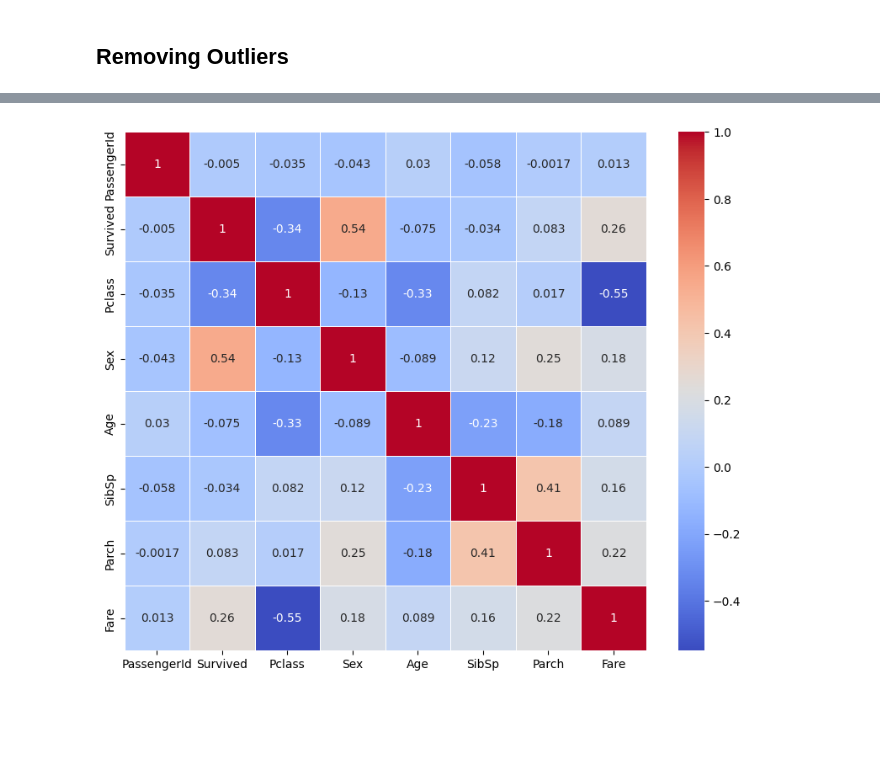
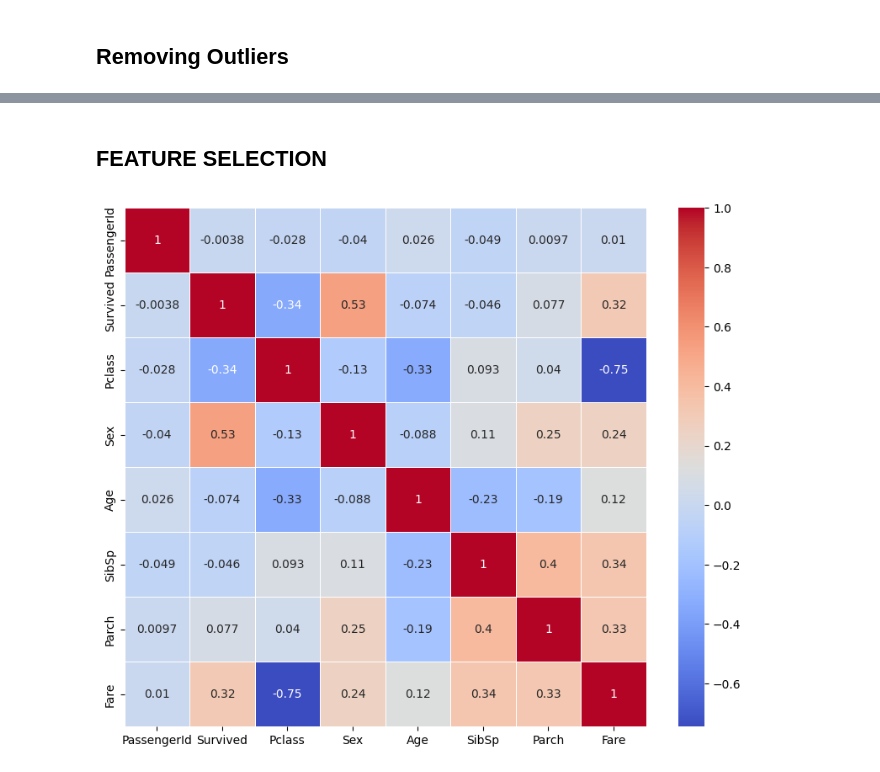
Before and after one commit to 0xAnujjj/datascience-lab, a Jupyter notebook: FeatureEngineering/main.ipynb, the cells around one changed output, grey strips where cells are left out. Saved outputs shown, nothing was run; the diff lists cells and outputs as text; code cells hidden in the pictures; blank space fills up the shorter version.

```diff
--- a/FeatureEngineering/main.ipynb
+++ b/FeatureEngineering/main.ipynb
@@ -152,0 +130,9 @@ After Removing Outliers: (577, 12)
+# %%
+from sklearn.preprocessing import StandardScaler
+
+scale_cols = ["Age", "Fare", "SibSp", "Parch"]
+
+scaler = StandardScaler()
+df_clean[scale_cols] = scaler.fit_transform(df_clean[scale_cols])
+
+df_clean.head()
@@ -153,12 +151,14 @@ After Removing Outliers: (577, 12)
+# %% [markdown]
+## FEATURE SELECTION
 # %%
 # not including the columns with strings.
-titanic_new = df.drop(columns=['Name','Ticket','Cabin','Embarked'])
+titanic_new = df_clean.drop(columns=['Name','Ticket','Cabin','Embarked'])
 
 corr_matrix = titanic_new.corr() # calculates the correlation matrix
 
 plt.figure(figsize=(10, 8)) # plot the heatmap for correlation matrix
 sns.heatmap(corr_matrix, annot=True, cmap='coolwarm', linewidths=0.4)
 plt.show()
 # %% [output]
-[figure, old version]
+[figure, new version]
 # %%
```
Also changed, not shown: parts of 9 cells of this notebook, 1 other file.
